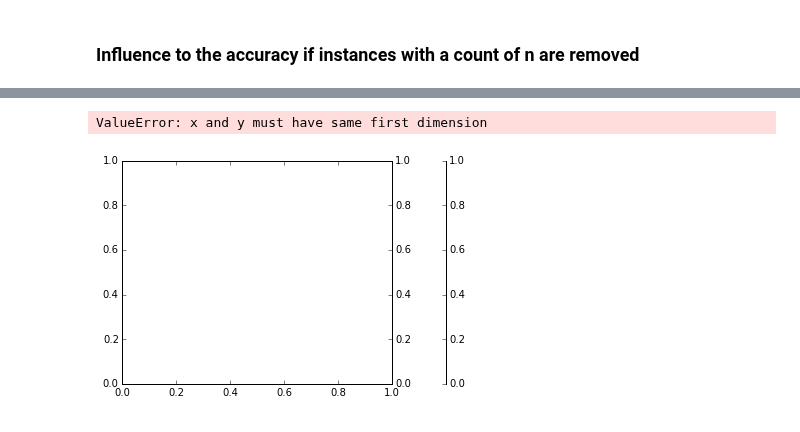
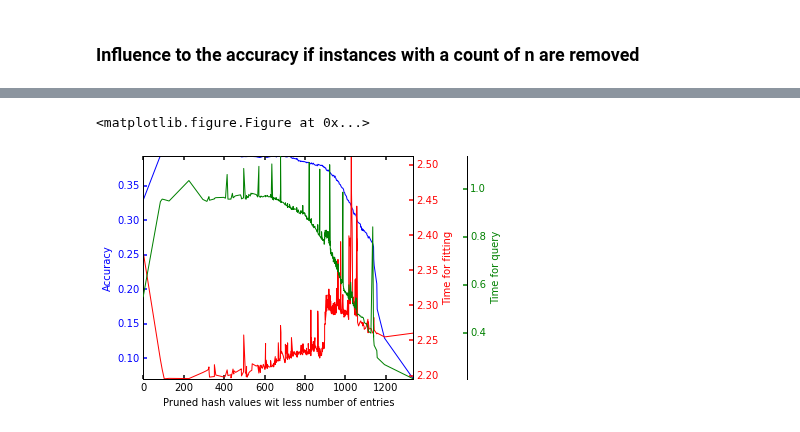
Before and after one commit to joachimwolff/sparse-neighbors-search, a Jupyter notebook: example/Methods to save memory.ipynb, the cells around one changed output, grey strips where cells are left out. Saved outputs shown, nothing was run; the diff lists cells and outputs as text; code cells hidden in the pictures.

Commit message:
benchmark for pruning hash function with less than n hash values

```diff
--- a/example/Methods to save memory.ipynb
+++ b/example/Methods to save memory.ipynb
@@ -134,6 +141,32 @@ print len(range(prune_value))
+# %%
+min_value = min(distribution[1])
+max_value = max(distribution[1])
+n_neighbors_sklearn = NearestNeighbors()
+n_neighbors_sklearn.fit(datasetBursi)
+neighbors_sklearn = n_neighbors_sklearn.kneighbors(return_distance=False)
+accuracy = []
+time_fit = []
+time_kneighbors = []
+for value in sorted(distribution[1]):
+    n_neighbors_minHash_prune = MinHash(number_of_hash_functions=400, shingle_size = 1, similarity=True,
+                                        bloomierFilter=False, number_of_cores=2,
+                                        prune_inverse_index=-1, prune_inverse_index_after_instance=-1,
+                                        removeHashFunctionWithLessEntriesAs=value)
+    time_start = time.time()
+    n_neighbors_minHash_prune.fit(datasetBursi)
+    time_end = time.time() - time_start
+    time_fit.append(time_end)
+    time_start = time.time()
+    neighbors = n_neighbors_minHash_prune.kneighbors(return_distance=False, fast=False)
+    time_end = time.time() - time_start
+    time_kneighbors.append(time_end)
+    accuracy_value = 0
+    for x, y in zip(neighbors, neighbors_sklearn):
+        accuracy_value += accuracy_score(x, y)
+    accuracy.append(accuracy_value / len(neighbors))
 # %%
-createPlot(range(prune_value), accuracy, time_fit, time_kneighbors, "Accuracy", "Pruned hash values wit less number of entries",
-           "Time for fitting", "Time for query")
+createPlot(sorted(distribution[1]), accuracy, time_fit, time_kneighbors, "Pruned hash values wit less number of entries",
+           "Accuracy", "Time for fitting", "Time for query")
 # %% [output]
-ValueError: x and y must have same first dimension
+<matplotlib.figure.Figure at 0x...>
-[figure, old version]
+[figure, new version]
```
Also changed, not shown: parts of 11 cells of this notebook.
